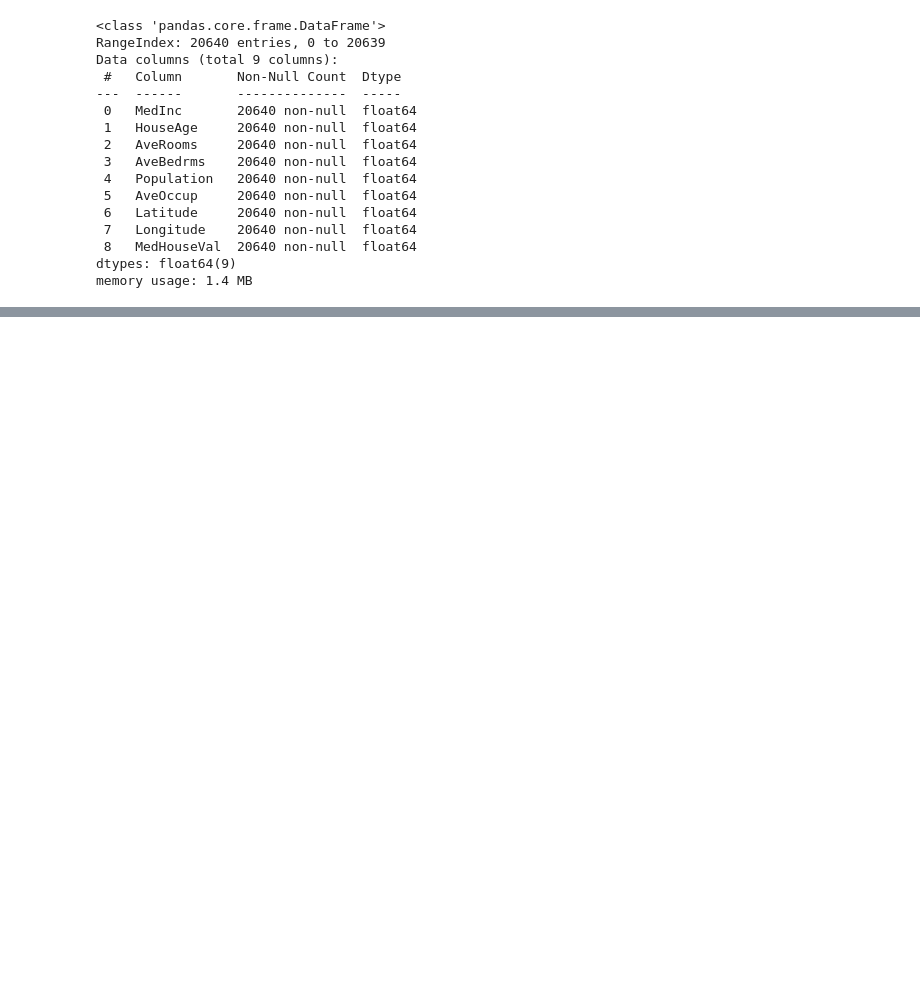
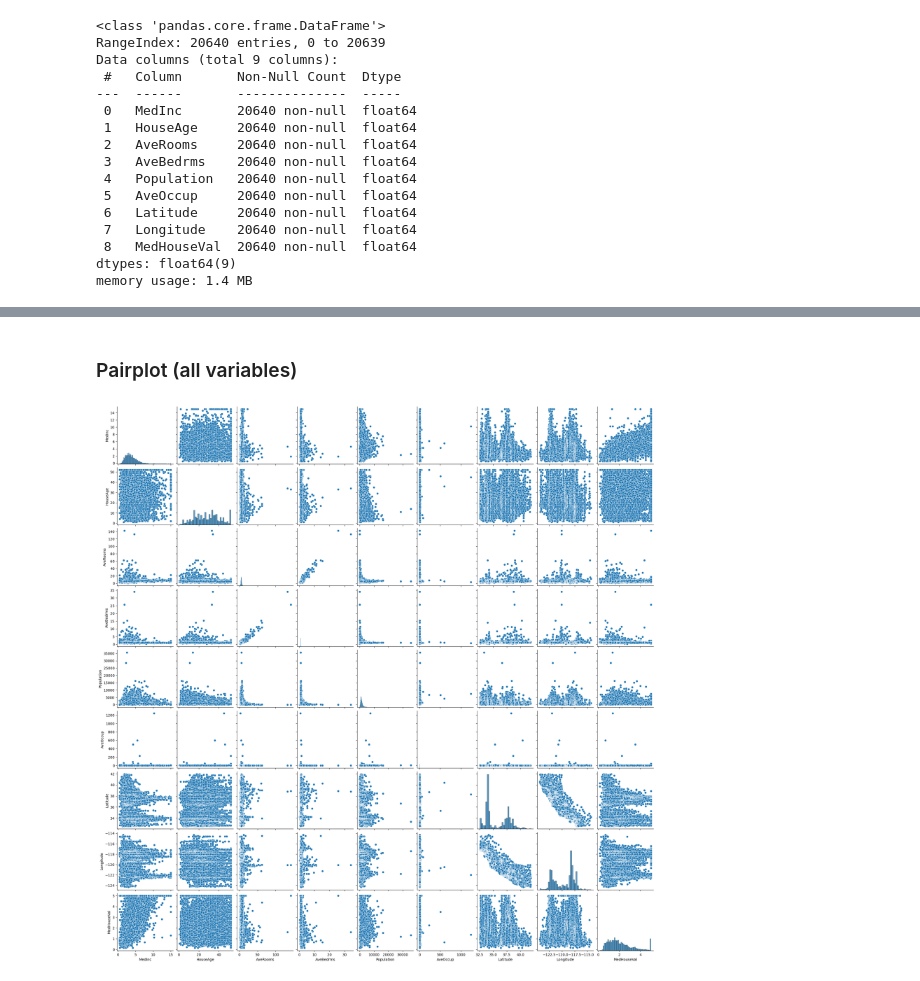
Before and after one commit to dadavie/DS4C, a Jupyter notebook: Notebooks/DS4C.ipynb, the cells around one changed output, grey strips where cells are left out. Drawn from its saved outputs; the diff is of its cells as text; code cells hidden in the pictures; blank space fills up the shorter version.

```diff
--- a/Notebooks/DS4C.ipynb
+++ b/Notebooks/DS4C.ipynb
@@ -69,3 +146,10 @@ df.describe()
 | 50% | 3.534800 | 29.000000 | 5.229129 | 1.048780 | 1166.000000 | 2.818116 | 34.260000 | -118.490000 | 1.797000 |
 | 75% | 4.743250 | 37.000000 | 6.052381 | 1.099526 | 1725.000000 | 3.282261 | 37.710000 | -118.010000 | 2.647250 |
 | max | 15.000100 | 52.000000 | 141.909091 | 34.066667 | 35682.000000 | 1243.333333 | 41.950000 | -114.310000 | 5.000010 |
+# %% [markdown]
+### Pairplot (all variables)
+# %%
+sns.pairplot(df,
+             palette='viridis');
+# %% [output]
+[figure, added]
```
Also changed, not shown: parts of 26 cells of this notebook.
